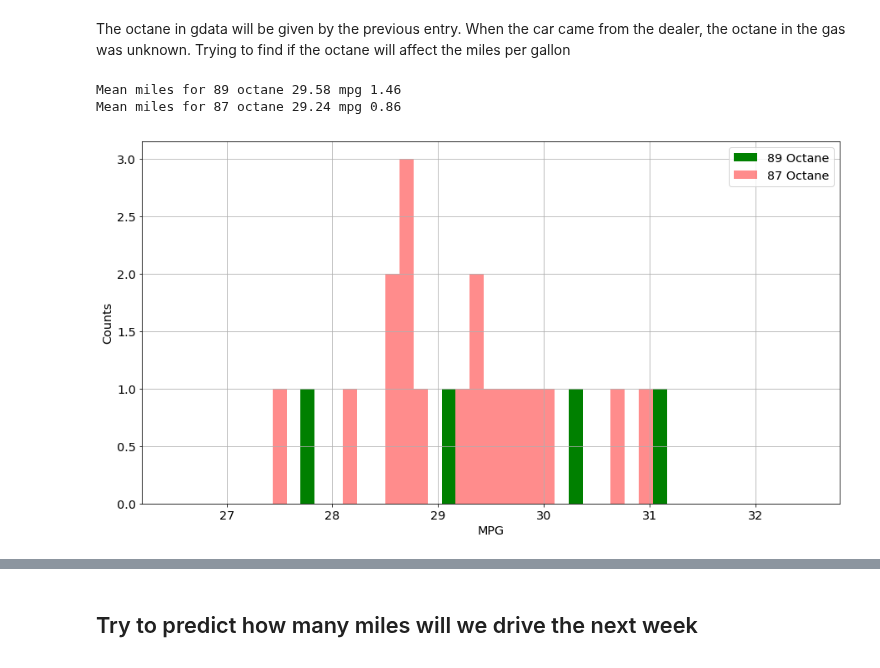
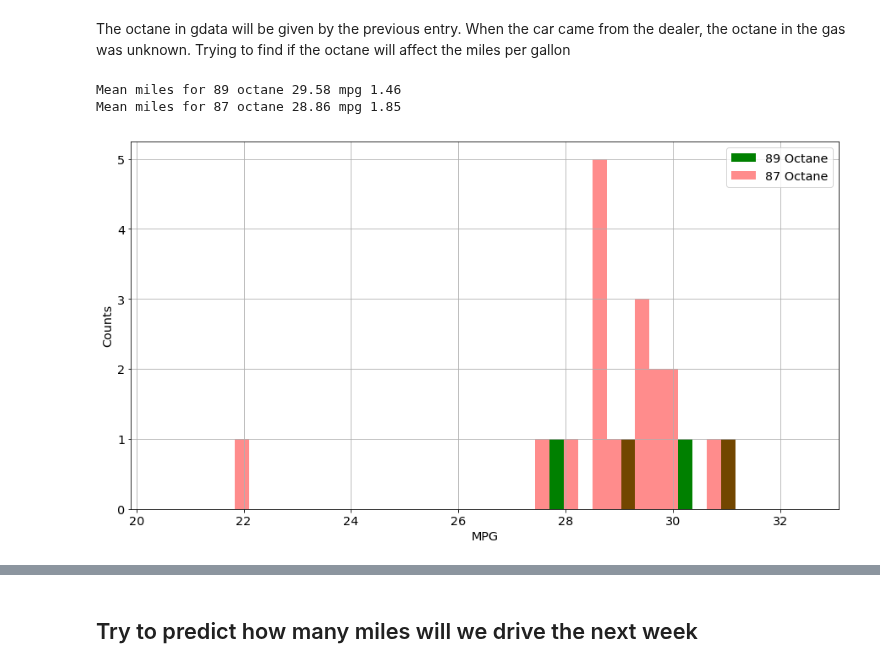
Before and after one commit to angelmanzur/MiniMiles, a Jupyter notebook: Mini_Cooper_Miles.ipynb, the cells around one changed output, grey strips where cells are left out. Drawn from its saved outputs; the diff is of its cells as text; code cells hidden in the pictures.

```diff
--- a/Mini_Cooper_Miles.ipynb
+++ b/Mini_Cooper_Miles.ipynb
@@ -466,33 +467,33 @@ The octane in gdata will be given by the previous entry. When the car came from
 # %%
 #gdata[gdata.octane.shift()==89]['mpergal'].plot.hist(grid=True,bins=Nbins,figsize=(15,8),alpha=0.5,xlim=(25,35));
 #gdata[gdata.octane.shift()==87]['mpergal'].plot.hist(grid=True,bins=Nbins,figsize=(15,8),alpha=0.5, xlim=(25,35));
 #gdata[gdata.octane.shift()==87]['mpergal'].plot.hist(grid=True,bins=Nbins);
 #gdata[gdata.octane==0].mpergal.plot.hist()
 
 d89 = gdata[gdata.octane.shift()>=89]['mpergal']
 d87 = gdata[gdata.octane.shift()==87]['mpergal']
 
 
 plt.figure(figsize=(15,8))
 #plt.tight_layout()
 plt.ylabel("Counts")
 plt.xlabel("MPG")
 plt.grid(True)
 Nbins = 45
-n, bins, patches = plt.hist(d89,range=[26.5,32.5],bins=Nbins,label='89 Octane',color='g')
+n, bins, patches = plt.hist(d89,range=[20.5,32.5],bins=Nbins,label='89 Octane',color='g')
 n, bins, patches = plt.hist(d87,bins, label='87 Octane',alpha=0.45,color='r')
 plt.legend()
 
 mean89 =d89.mean()
 std89 =d89.std()
 mean87 =d87.mean()
 std87 =d87.std()
 print("Mean miles for 89 octane %1.2f mpg %1.2f"%(mean89,std89))
 print("Mean miles for 87 octane %1.2f mpg %1.2f"%(mean87,std87))
 # %% [output]
 Mean miles for 89 octane 29.58 mpg 1.46
-Mean miles for 87 octane 29.24 mpg 0.86
+Mean miles for 87 octane 28.86 mpg 1.85
-[figure, old version]
+[figure, new version]
 # %%
 gdata[gdata.mpertank>0]['mpertank'].plot.hist(grid=True,bins=50,figsize=(15,8),xlim=(250,500))
 print('Average miles before refills %1.1f (%1.1f).' %(mean_miles,std_miles))
```
Also changed, not shown: parts of 15 cells of this notebook, 2 other files.
